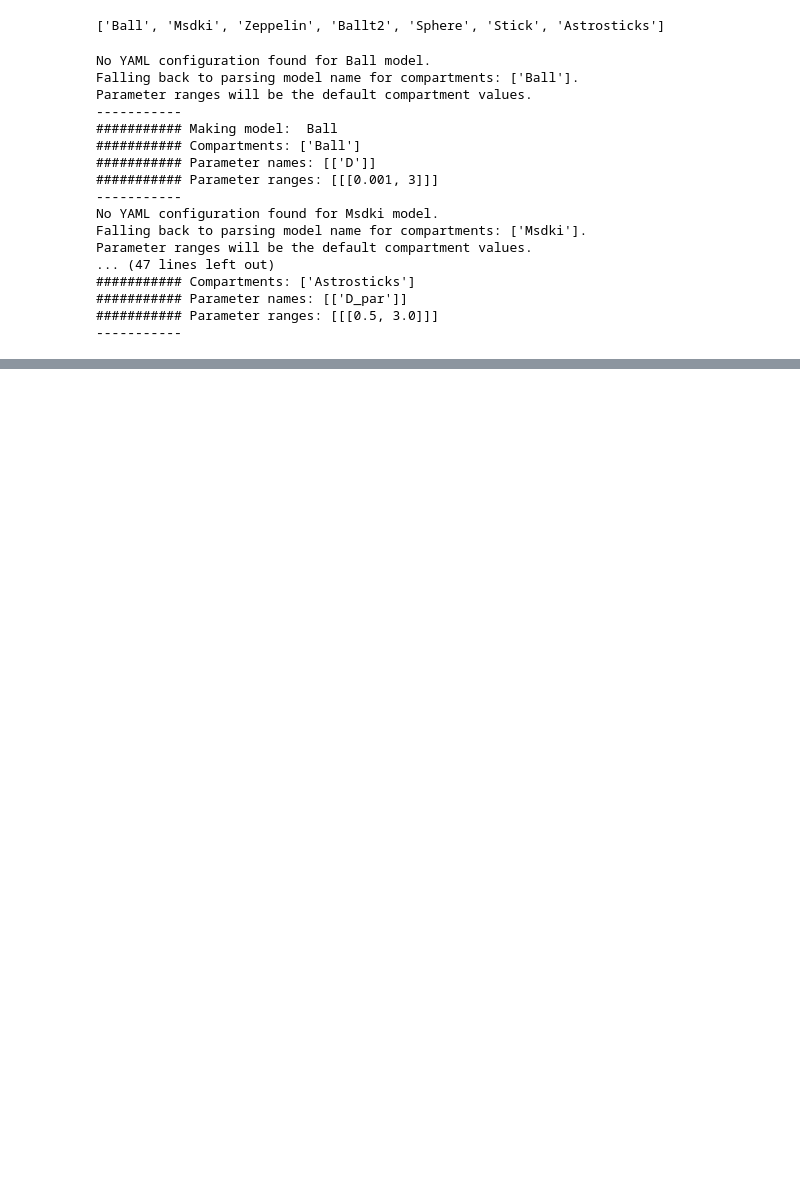
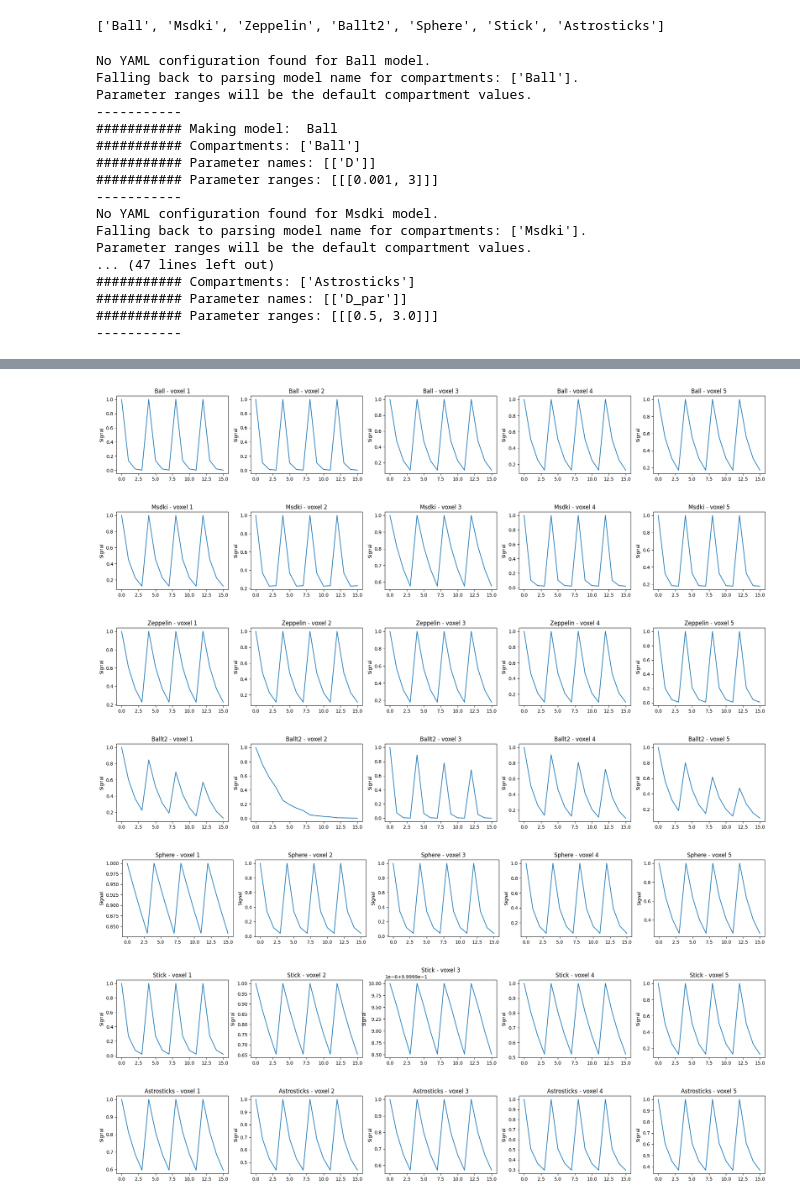
Before and after one commit to snigdha-sen/microtorch, a Jupyter notebook: examples/test_all_compartments.ipynb, the cells around one changed output, grey strips where cells are left out. Drawn from its saved outputs; the diff is of its cells as text; code cells hidden in the pictures; blank space fills up the shorter version.

```diff
--- a/examples/test_all_compartments.ipynb
+++ b/examples/test_all_compartments.ipynb
@@ -97,0 +97,17 @@ for compartment in compartments:
+# %%
+for compartment in compartments:
+    n_voxels = S[compartment].shape[1]
+    _, ax = plt.subplots(1, n_voxels, figsize=(5 * n_voxels, 3))
+    for i in range(n_voxels):
+        ax[i].plot(S[compartment][0,i,:])
+        ax[i].set_title(f"{compartment} - voxel {i+1}")
+
+        ax[i].set_ylabel("Signal")
+# %% [output]
+[figure, added]
+[figure, added]
+[figure, added]
+[figure, added]
+[figure, added]
+[figure, added]
+[figure, added]
```
Also changed, not shown: parts of 3 cells of this notebook, 5 other files.
